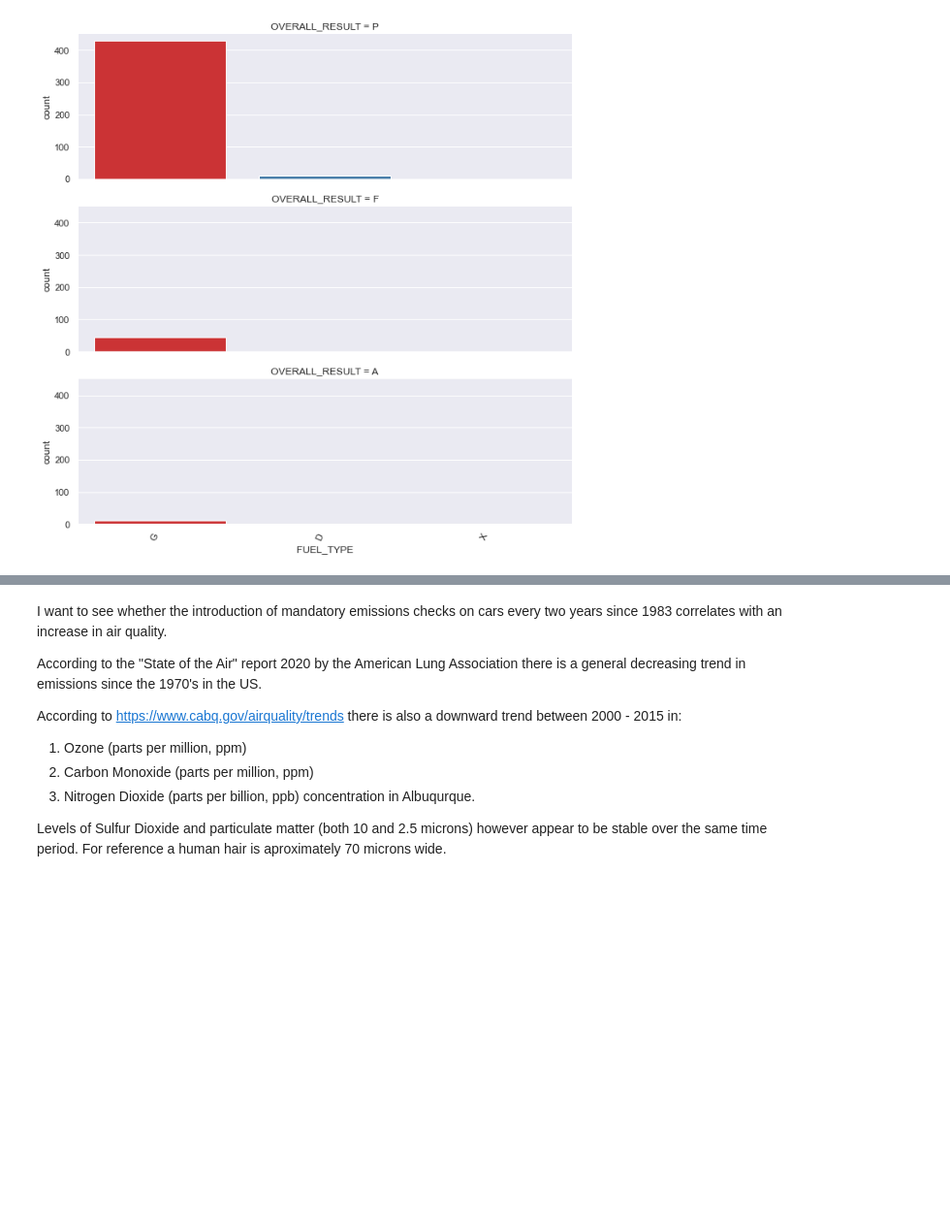
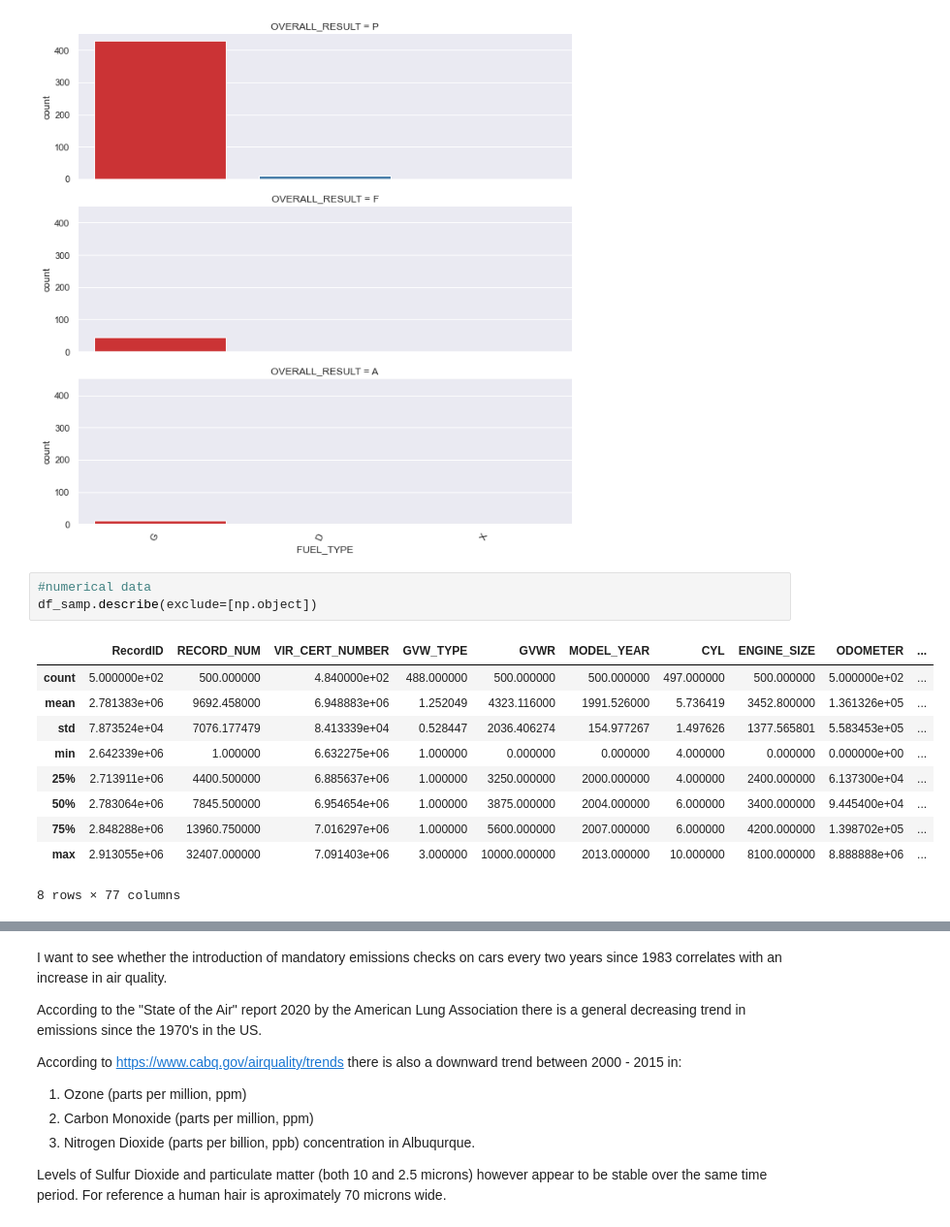
Before and after one commit to hanbo-e/wimlds_emissions, a Jupyter notebook: data_exploration_eeva.ipynb, the cells around one changed output, grey strips where cells are left out. Shown at 97% size. Cells and saved outputs as stored; diff of their text form; blank space fills up the shorter version.

```diff
--- a/data_exploration_eeva.ipynb
+++ b/data_exploration_eeva.ipynb
@@ -205,3 +207,17 @@ plot_9.set_xticklabels(rotation=65, horizontalalignment='right')
 None
 # %% [output]
 [figure]
+# %%
+#numerical data
+df_samp.describe(exclude=[np.object])
+# %% [output]
+|  | RecordID | RECORD_NUM | VIR_CERT_NUMBER | GVW_TYPE | GVWR | MODEL_YEAR | CYL | ENGINE_SIZE | ODOMETER | ... |
+| count | 5.000000e+02 | 500.000000 | 4.840000e+02 | 488.000000 | 500.000000 | 500.000000 | 497.000000 | 500.000000 | 5.000000e+02 | ... |
+| mean | 2.781383e+06 | 9692.458000 | 6.948883e+06 | 1.252049 | 4323.116000 | 1991.526000 | 5.736419 | 3452.800000 | 1.361326e+05 | ... |
+| std | 7.873524e+04 | 7076.177479 | 8.413339e+04 | 0.528447 | 2036.406274 | 154.977267 | 1.497626 | 1377.565801 | 5.583453e+05 | ... |
+| min | 2.642339e+06 | 1.000000 | 6.632275e+06 | 1.000000 | 0.000000 | 0.000000 | 4.000000 | 0.000000 | 0.000000e+00 | ... |
+| 25% | 2.713911e+06 | 4400.500000 | 6.885637e+06 | 1.000000 | 3250.000000 | 2000.000000 | 4.000000 | 2400.000000 | 6.137300e+04 | ... |
+| 50% | 2.783064e+06 | 7845.500000 | 6.954654e+06 | 1.000000 | 3875.000000 | 2004.000000 | 6.000000 | 3400.000000 | 9.445400e+04 | ... |
+| 75% | 2.848288e+06 | 13960.750000 | 7.016297e+06 | 1.000000 | 5600.000000 | 2007.000000 | 6.000000 | 4200.000000 | 1.398702e+05 | ... |
+| max | 2.913055e+06 | 32407.000000 | 7.091403e+06 | 3.000000 | 10000.000000 | 2013.000000 | 10.000000 | 8100.000000 | 8.888888e+06 | ... |
+8 rows × 77 columns
```
Also changed, not shown: parts of 3 cells of this notebook.
